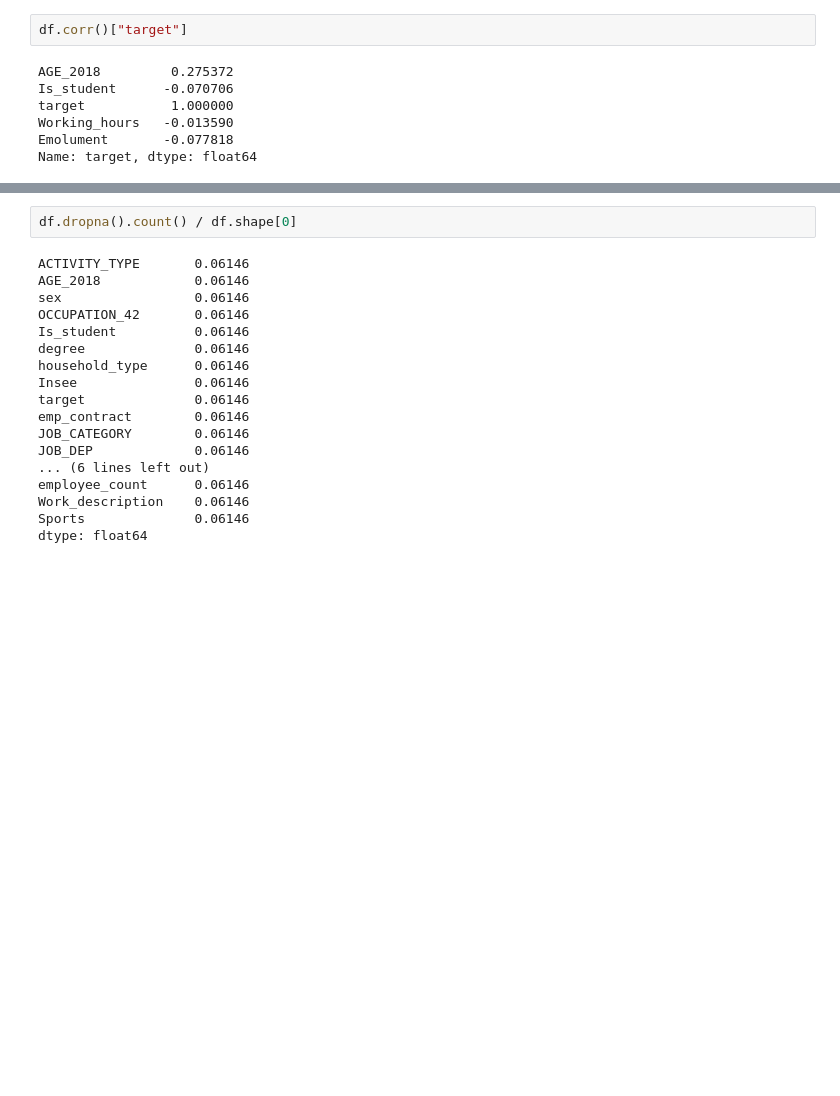
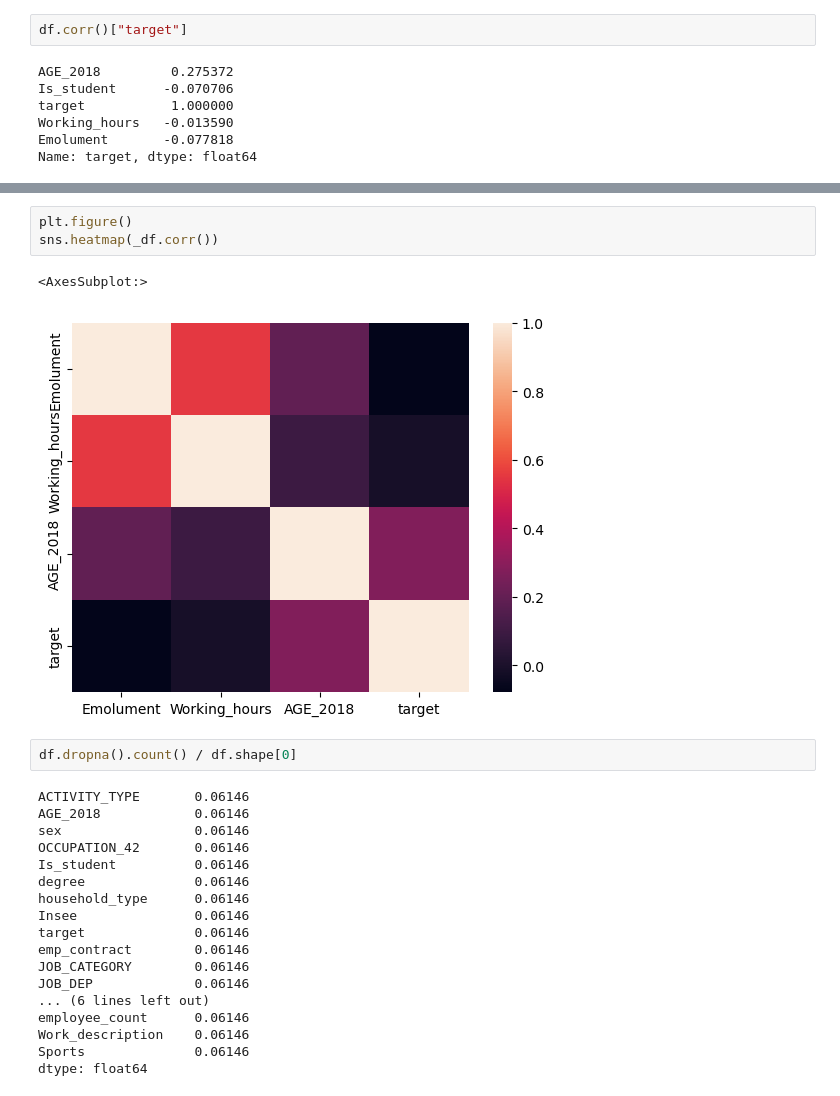
Before and after one commit to matardoky/ould-, a Jupyter notebook: Analyse et exploration des données .ipynb, the cells around one changed output, grey strips where cells are left out. Saved outputs shown, nothing was run; the diff lists cells and outputs as text; blank space fills up the shorter version.

```diff
--- a/Analyse et exploration des données .ipynb
+++ b/Analyse et exploration des données .ipynb
@@ -405,3 +402,9 @@ sns.clustermap(_df.corr())
+# %%
+plt.figure()
+sns.heatmap(_df.corr())
+# %% [output]
+<AxesSubplot:>
+[figure, added]
 # %%
 df.dropna().count() / df.shape[0]
 # %% [output]
```
Also changed, not shown: parts of 21 cells of this notebook.
